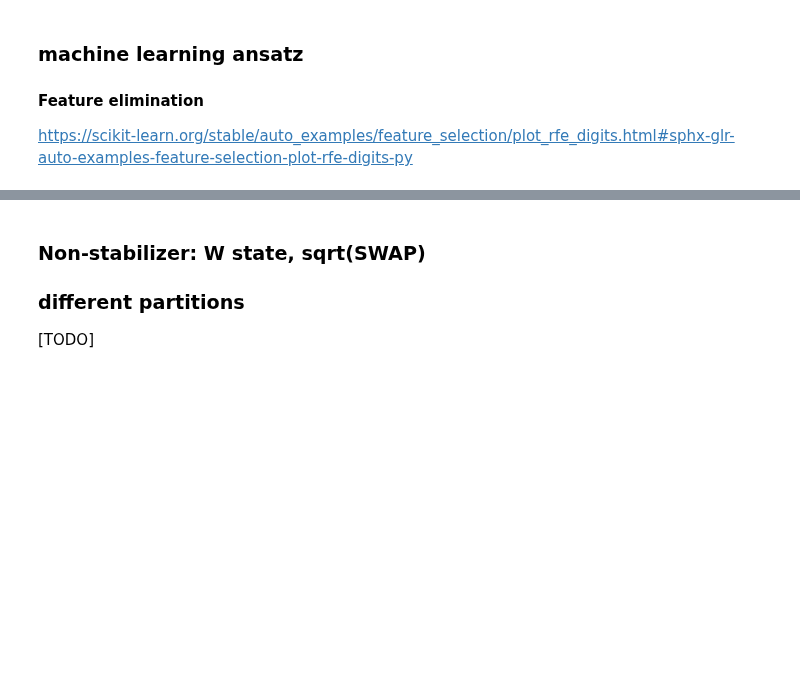
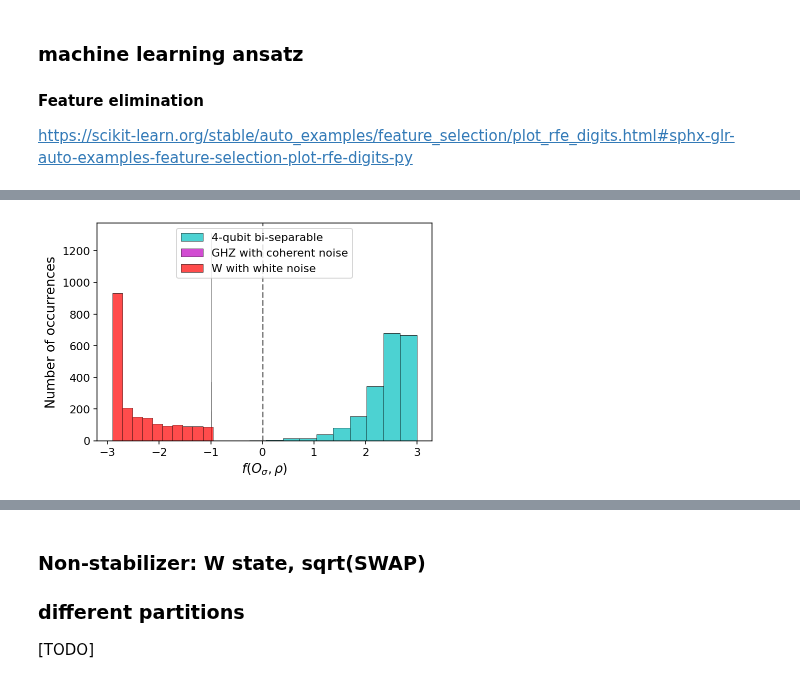
Before and after one commit to Jue-Xu/Entanglement-Witness, a Jupyter notebook: Code/entangle_detection.ipynb, the cells around one changed output, grey strips where cells are left out. Drawn from its saved outputs; the diff is of its cells as text; code cells hidden in the pictures; blank space fills up the shorter version.

```diff
--- a/Code/entangle_detection.ipynb
+++ b/Code/entangle_detection.ipynb
@@ -582,0 +511,94 @@ selected Pauli operators: ['IZZ' 'ZZI' 'YZZ' 'YIY' 'ZXZ']
+# %%
+n_qubit = 4
+size_train = 2000
+size_test = 1000
+theta_limit = 0.5
+phi_limit = 0.6
+white_noise_limit = 1/2
+
+##################### prepare dataset #######################
+
+bi_sep_state = generate_noisy_biseparable(n_A=1,n_B=n_qubit-1, m=size_train) + generate_noisy_biseparable(n_A=2,n_B=n_qubit-2, m=size_train)
+random.shuffle(bi_sep_state)
+ghz4_state = generate_coherent_noisy_ghz_ensemble(n=n_qubit, m=size_train*2, theta_limit=theta_limit, phi_limit=phi_limit,p_limit=0)
+# ghz3_state      = generate_noisy_ghz_ensemble(n=3,m=size_train*2,noise_limit=noise_limit)
+w4_state        = generate_noisy_w_ensemble(n=n_qubit,m=size_train*2,noise_limit=white_noise_limit)
+
+# label the states: biseparable with y=1, entangled with y=0
+bi_sep_data = [bi_sep_state[:size_train], const_label(1,size_train)]
+ghz4_data = [ghz4_state[:size_train], const_label(0,size_train)]
+w4_data = [w4_state[:size_train], const_label(0,size_train)]
+
+# 2-local Pauli observables of 4-qubit states
+# pauli_tomo_operators = pauli_tensor_observables(n_qubit=n_qubit)
+# pauli_tomo_labels = pauli_tensor_labels(n_qubit=n_qubit)
+tomo_pauli_strings = pauli_tensor_labels(n_qubit=4)
+pauli_dict = {'I': identity(2), 'X': sigmax(), 'Y': sigmay(), 'Z': sigmaz()}
+len(tomo_pauli_strings)
+two_local_pauli_strings = []
+for pauli_operator in tomo_pauli_strings:
+    if [*pauli_operator].count('I') == 2:
+        two_local_pauli_strings.append(pauli_operator)
+print(two_local_pauli_strings)
+two_local_pauli_strings = np.array(two_local_pauli_strings)
+two_local_pauli_operators = [tensor([pauli_dict[p] for p in list(string)]) for string in two_local_pauli_strings]
+# print(two_local_pauli_operators[9])
+# print(two_local_pauli_operators)
+X, y = construct_training_dataset(
+    states_labels=[bi_sep_data, ghz4_data, w4_data],
+    operators=two_local_pauli_operators)
+
+##################### training ########################
+to_features = 10
+least_features = 4
+# print(f'# randomly selected features: {to_features}')
+
+# SVM
+accuracy = 0.0
+select_indices = random.sample([i for i in range(len(two_local_pauli_operators))], len(two_local_pauli_operators))
+# print(select_indices)
+while accuracy < 0.999 or len(select_indices) > least_features:
+    # print(accuracy)
+    for i in range(len(select_indices)):
+        # drop the i-th feature
+        temp_select_indices = select_indices[:i] + select_indices[i+1 :]
+        # print(temp_select_indices)
+        witness, accuracy = svm_train_witness(X=X[:, temp_select_indices], y=y, size_test=size_test)
+        if accuracy > 0.999:
+            select_indices = temp_select_indices
+            # print(select_indices)
+            select_labels = two_local_pauli_strings[select_indices]
+            print('selected Pauli operators:', select_labels)
+            break
+        else:
+            if  i==len(select_indices)-1:
+                print("didn't find, restart")
+                select_indices = random.sample(
+                    [i for i in range(len(two_local_pauli_operators))],
+                    len(two_local_pauli_operators))
+
+
+##################### testing ########################
+bi_sep_test = bi_sep_state[size_train:]
+ghz4_test = ghz4_state[size_train:]
+w4_test = w4_state[size_train:]
+
+test_dataset = [bi_sep_test, ghz4_test, w4_test]
+
+feature_test_set = [
+    evaluate_features(operators=two_local_pauli_operators,
+                      states=data)[:, select_indices] for data in test_dataset
+]
+test_expectation_lists = evaluate_witness(witness=witness, features_set=feature_test_set)
+
+fig, ax = plt.subplots(figsize=(6, 4))
+title = f'ML witness (noise = {white_noise_limit:.2f} )'
+comparison_legend = ['4-qubit bi-separable', 'GHZ with coherent noise', 'W with white noise']
+
+plot_expectation_hist(ax, test_expectation_lists, comparison_legend, title='', xlabel=r'$f(O_{\sigma},\rho)$', legend_loc='upper center')
+
+##################### plot ########################
+
+# fig.show()
+plt.savefig('three_qubit_hist_ML_4qubit.png', dpi=400, bbox_inches='tight')
+# %% [output]
@@ -582,0 +622 @@ selected Pauli operators: ['IZZ' 'ZZI' 'YZZ' 'YIY' 'ZXZ']
+[figure, added]
```
Also changed, not shown: parts of 18 cells of this notebook, 7 other files.
